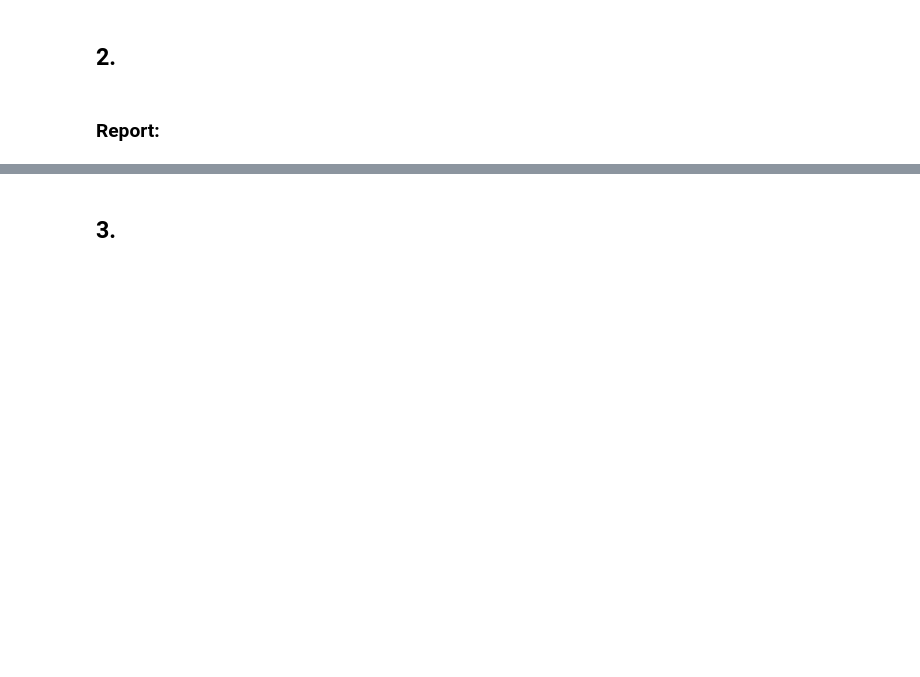
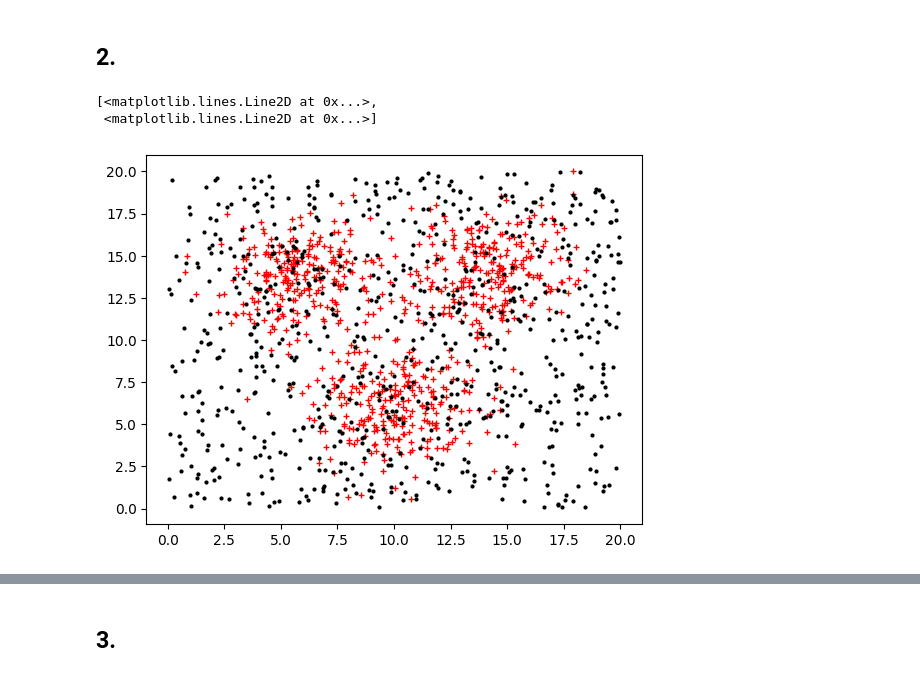
Before and after one commit to jmarmstrong1207/177-hw, a Jupyter notebook: CSC_177_Project.ipynb, the cells around one changed output, grey strips where cells are left out. Drawn from its saved outputs; the diff is of its cells as text; code cells hidden in the pictures; blank space fills up the shorter version.

```diff
--- a/CSC_177_Project.ipynb
+++ b/CSC_177_Project.ipynb
@@ -883,5 +883,29 @@ Using Logistic Regression, we are again comparing wind vs maximum gust speed. Af
 Using the Naive Bayes Classifier, we determine the accuracy of the testing data, which results in 0.77. Note that this value matches up with the previous classification model using logistic regression.
 # %% [markdown]
 ## 2.
-# %% [markdown]
-### Report:
+# %%
+import numpy as np
+import matplotlib.pyplot as plt
+from numpy.random import random
+
+%matplotlib inline
+
+N = 1500
+
+mean1 = [6, 14]
+mean2 = [10, 6]
+mean3 = [14, 14]
+cov = [[3.5, 0], [0, 3.5]]  # diagonal covariance
+
+np.random.seed(50)
+X = np.random.multivariate_normal(mean1, cov, int(N/6))
+X = np.concatenate((X, np.random.multivariate_normal(mean2, cov, int(N/6))))
+X = np.concatenate((X, np.random.multivariate_normal(mean3, cov, int(N/6))))
+X = np.concatenate((X, 20*np.random.rand(int(N/2),2)))
+Y = np.concatenate((np.ones(int(N/2)),np.zeros(int(N/2))))
+
+plt.plot(X[:int(N/2),0],X[:int(N/2),1],'r+',X[int(N/2):,0],X[int(N/2):,1],'k.',ms=4)
+# %% [output]
+[<matplotlib.lines.Line2D at 0x...>,
+ <matplotlib.lines.Line2D at 0x...>]
+[figure, added]
```
Also changed, not shown: parts of 2 cells of this notebook.
